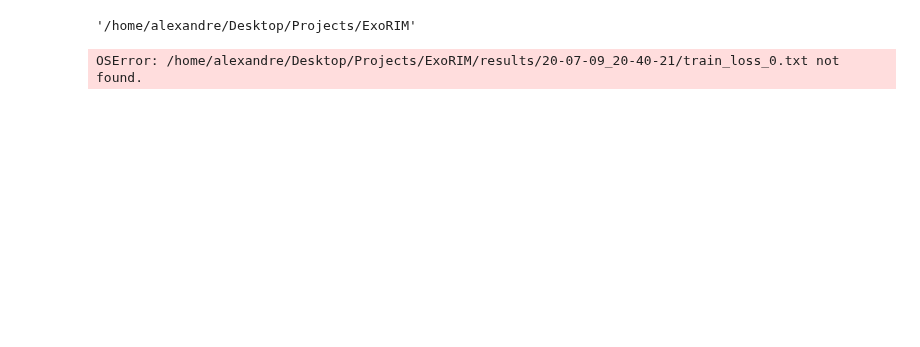
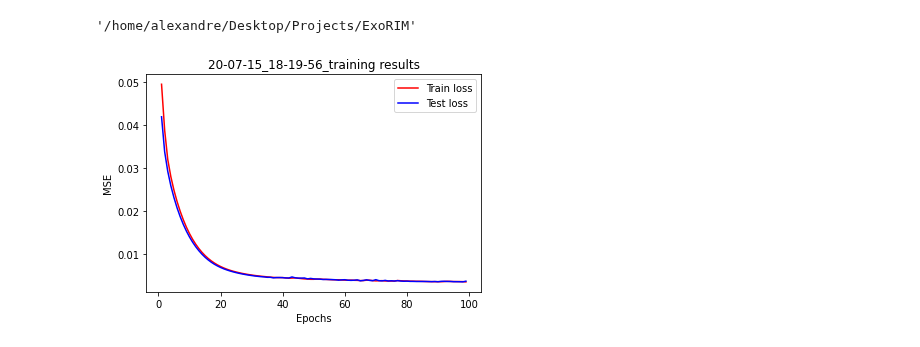
Before and after one commit to AlexandreAdam/ExoRIM, a Jupyter notebook: notebooks/analyse_20-06-07_22-42-35.ipynb, the cells around one changed output. Cells and saved outputs as stored; diff of their text form; code cells hidden in the pictures; blank space fills up the shorter version.

```diff
--- a/notebooks/analyse_20-06-07_22-42-35.ipynb
+++ b/notebooks/analyse_20-06-07_22-42-35.ipynb
@@ -23,19 +33,19 @@ checkpoints_dir = os.path.join(basedir, "models", id)
 train_data_dir = os.path.join(basedir, "data", id, "train")
 test_data_dir = os.path.join(basedir, "data", id, "test")
 # %%
-train_loss = np.loadtxt(os.path.join(results_dir, "train_loss_0.txt"))
-test_loss = np.loadtxt(os.path.join(results_dir, "test_loss_0.txt"))
+train_loss = np.loadtxt(os.path.join(results_dir, "train_loss.txt"))
+test_loss = np.loadtxt(os.path.join(results_dir, "test_loss.txt"))
 epochs = [i for i in range(1, train_loss.size + 1)]
 plt.figure()
 plt.plot(epochs, train_loss, "-r", label="Train loss")
 plt.plot(epochs, test_loss, "-b", label="Test loss")
-plt.title(id + "training results")
+plt.title(id + "_training results")
 plt.xlabel("Epochs")
 plt.ylabel("MSE")
 plt.legend()
 plt.savefig(os.path.join(results_dir, "learning_curve.png"))
 # %% [output]
-OSError: /home/alexandre/Desktop/Projects/ExoRIM/results/20-07-09_20-40-21/train_loss_0.txt not found.
+[figure, added]
 # %%
 test_loss.min()
 # %% [output]
```
Also changed, not shown: parts of 22 cells of this notebook, 23 other files.
